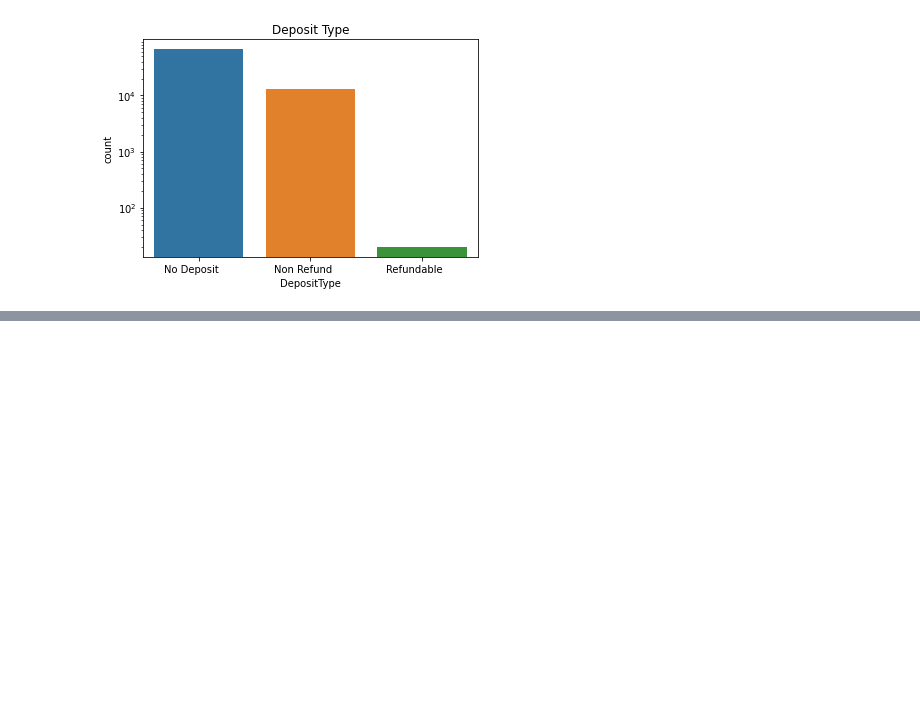
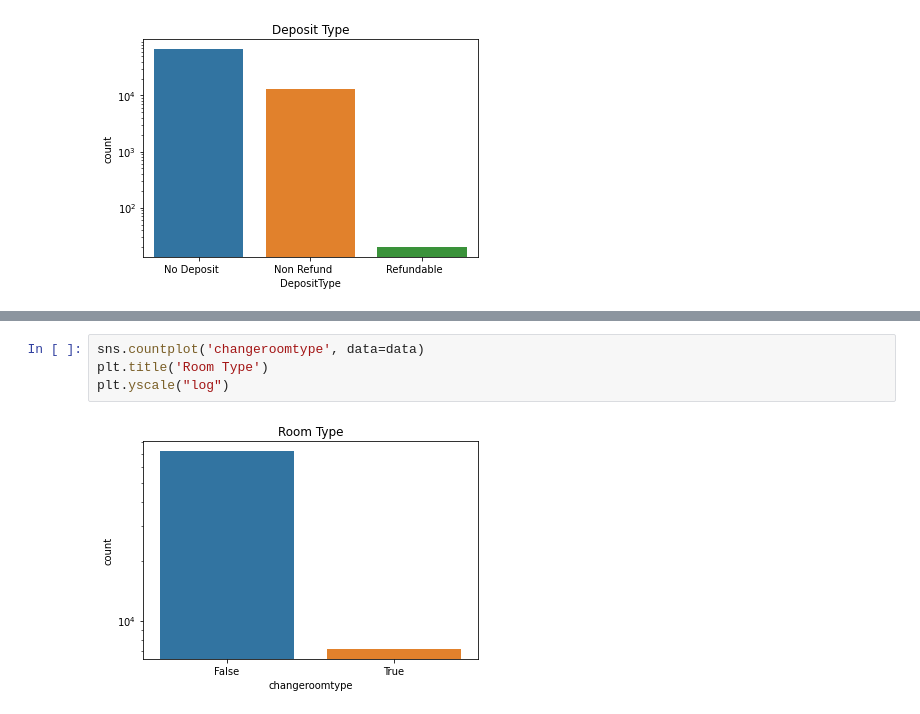
Before and after one commit to fredericojpr/BC2_Predict_Cancellations, a Jupyter notebook: scripts/BC2_Notebook_Goncalo.ipynb, the cells around one changed output, grey strips where cells are left out. Drawn from its saved outputs; the diff is of its cells as text; blank space fills up the shorter version.

```diff
--- a/scripts/BC2_Notebook_Goncalo.ipynb
+++ b/scripts/BC2_Notebook_Goncalo.ipynb
@@ -133,0 +145,6 @@ plt.yscale("log")
+# %%
+sns.countplot('changeroomtype', data=data)
+plt.title('Room Type')
+plt.yscale("log")
+# %% [output]
+[figure, added]
```
Also changed, not shown: parts of 12 cells of this notebook.
